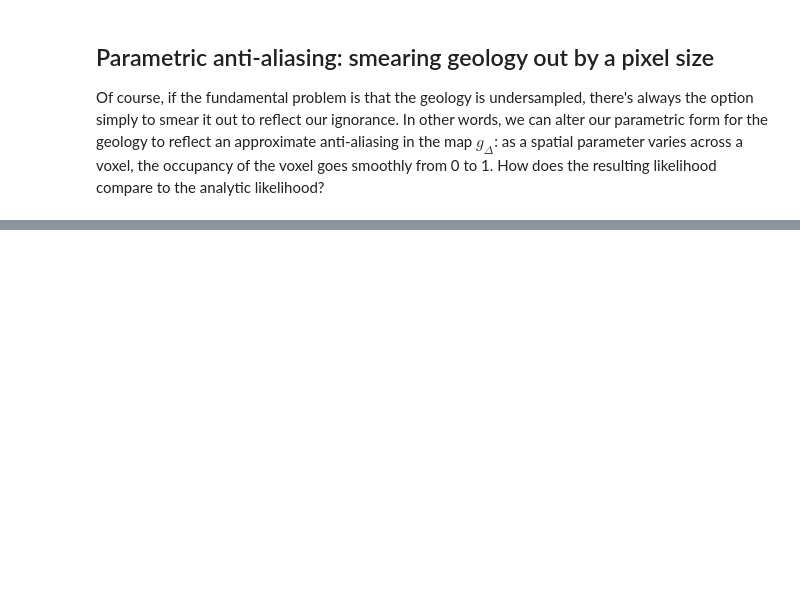
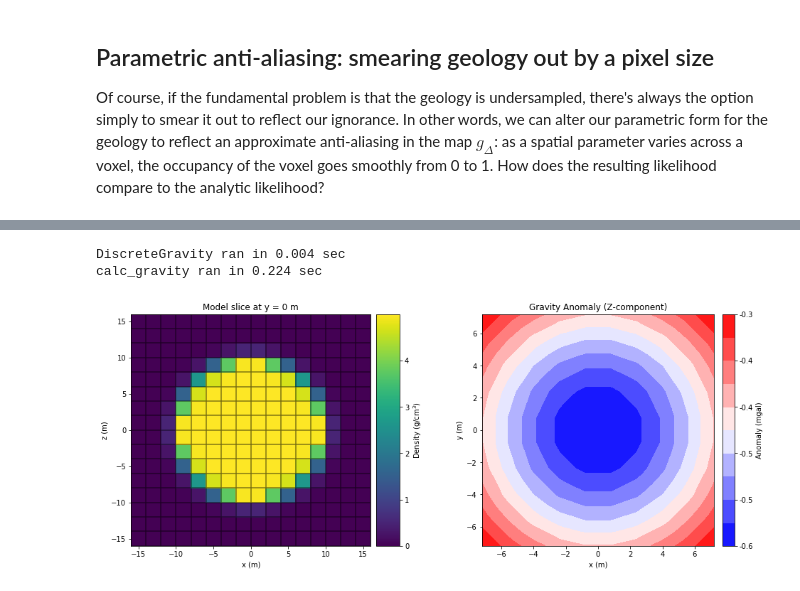
Before and after one commit to rscalzo/blockworlds, a Jupyter notebook: blockworlds/blockworlds.ipynb, the cells around one changed output, grey strips where cells are left out. Saved outputs shown, nothing was run; the diff lists cells and outputs as text; code cells hidden in the pictures; blank space fills up the shorter version.

```diff
--- a/blockworlds/blockworlds.ipynb
+++ b/blockworlds/blockworlds.ipynb
@@ -476,0 +477,13 @@ The result is surprisingly close!  What happens if we go back to our larger surv
+# %%
+fwdmodel7 = profile_timer(DiscreteGravity, fwdmodel.mesh, survey_10x10, SmearedSphereGfunc(2.0))
+data7 = profile_timer(fwdmodel7.calc_gravity, R_0, rho_0)
+fig11 = plt.figure(figsize=(16,6))
+ax1 = plt.subplot(121)
+fwdmodel7.plot_model_slice(ax=ax1)
+ax2 = plt.subplot(122)
+fwdmodel7.plot_gravity(ax=ax2)
+plt.show()
+# %% [output]
+DiscreteGravity ran in 0.004 sec
+calc_gravity ran in 0.224 sec
+[figure, added]
```
Also changed, not shown: parts of 29 cells of this notebook.
